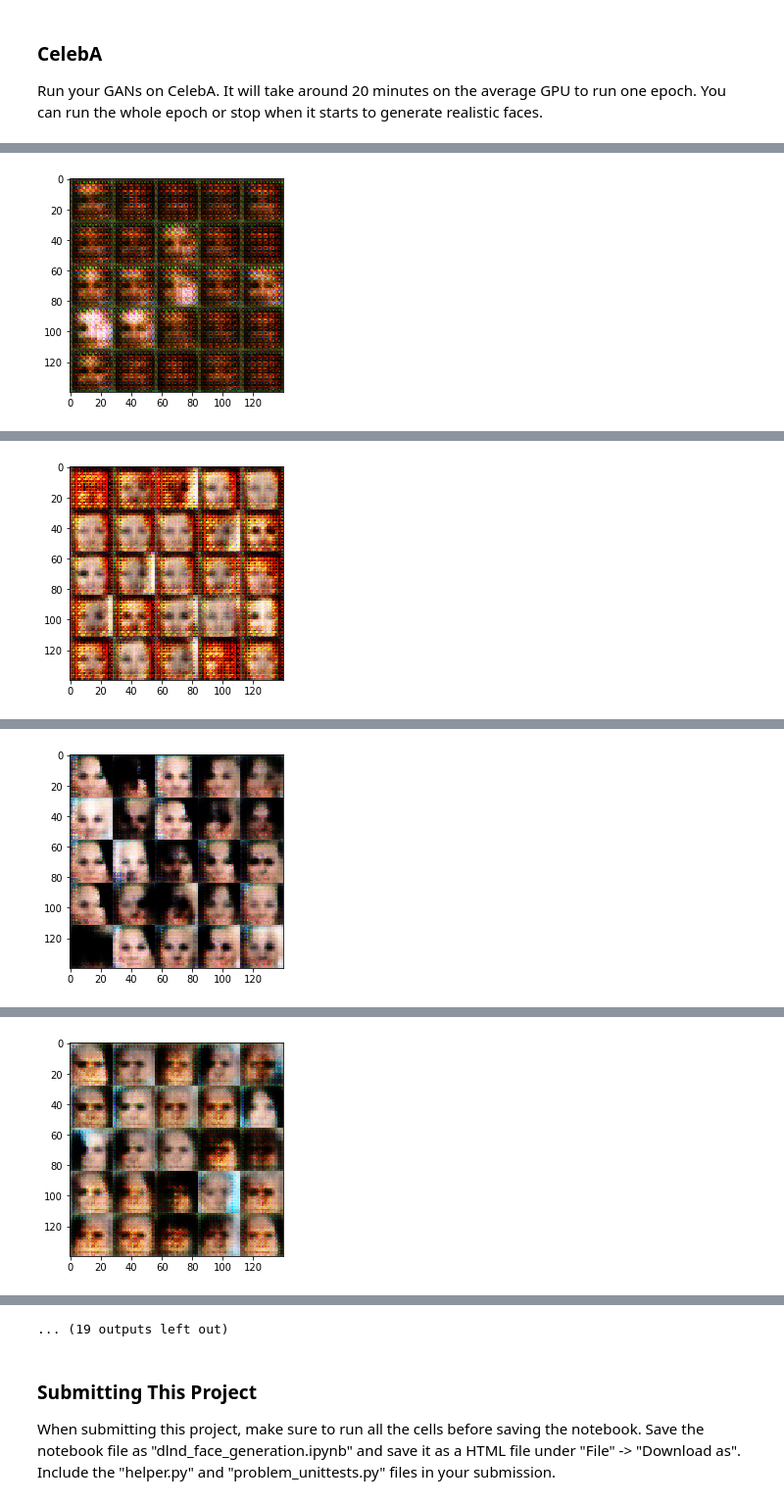
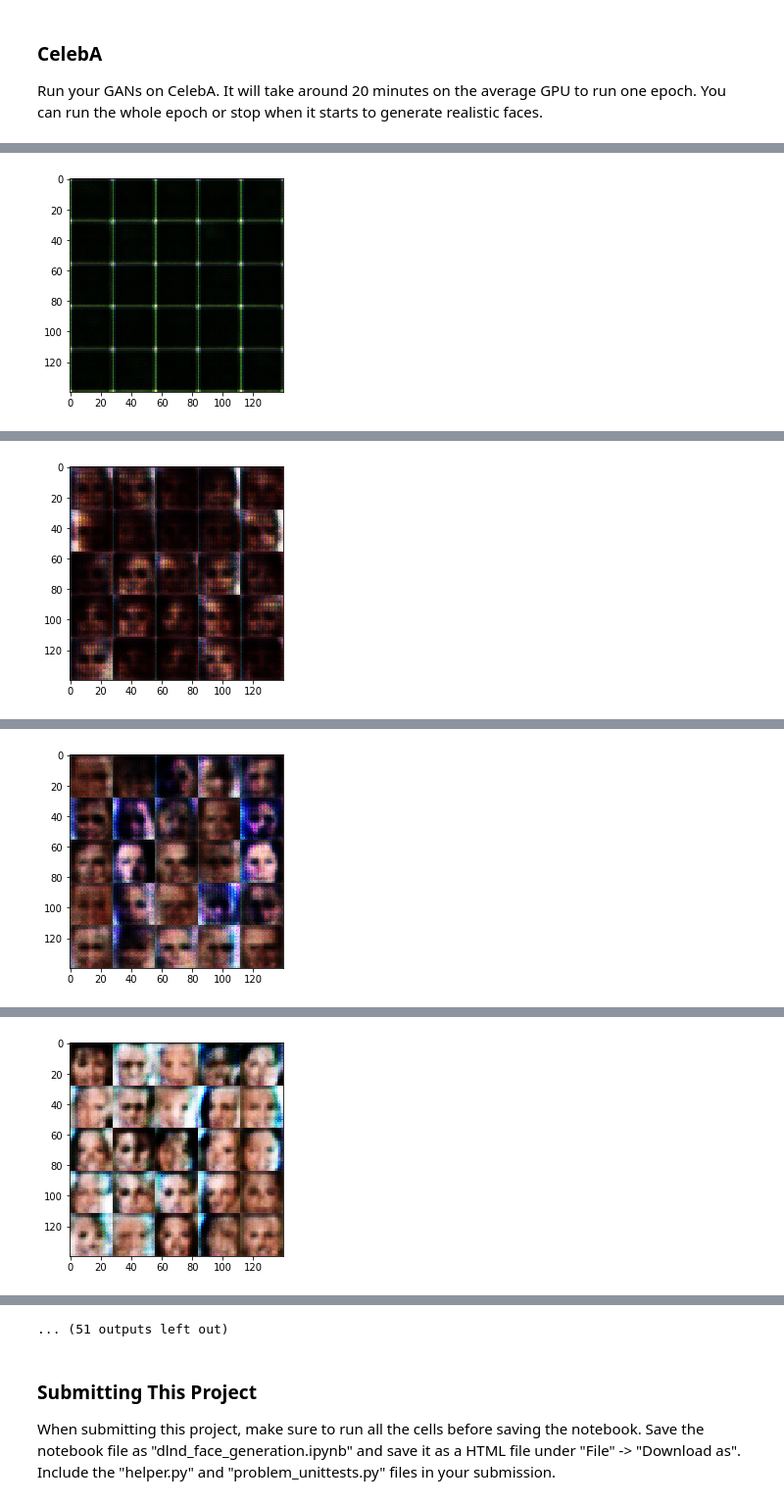
Before and after one commit to oliverabreu/Deep_Learning_Course, a Jupyter notebook: face_generation/dlnd_face_generation.ipynb, the cells around one changed output, grey strips where cells are left out. Shown at 98% size. Cells and saved outputs as stored; diff of their text form; code cells hidden in the pictures.

```diff
--- a/face_generation/dlnd_face_generation.ipynb
+++ b/face_generation/dlnd_face_generation.ipynb
@@ -146,24 +146,24 @@ def discriminator(images, reuse=False):
     #Putting 4 instead of 3 convolutional layers seems to drive the generator loss lower than the discriminator loss more efficiently.
     alpha = 0.2
     with tf.variable_scope('discriminator', reuse=reuse):
-        x0 = tf.layers.conv2d(images, filters=32, kernel_size=5, strides=2, padding='same', kernel_initializer=tf.contrib.layers.xavier_initializer())
+        x0 = tf.layers.conv2d(images, filters=64, kernel_size=5, strides=2, padding='same', kernel_initializer=tf.contrib.layers.xavier_initializer())
         x0 = tf.maximum(alpha * x0, x0)
 
-        x1 = tf.layers.conv2d(x0, filters=64, kernel_size=5, strides=2, padding='same', kernel_initializer=tf.contrib.layers.xavier_initializer())
+        x1 = tf.layers.conv2d(x0, filters=128, kernel_size=5, strides=2, padding='same', kernel_initializer=tf.contrib.layers.xavier_initializer())
         x1 = tf.maximum(alpha * x1, x1)
         x1 = tf.nn.dropout(x1, keep_prob=0.7)
 
-        x2 = tf.layers.conv2d(x1, filters=128, kernel_size=5, strides=2, padding='same', kernel_initializer=tf.contrib.layers.xavier_initializer())
+        x2 = tf.layers.conv2d(x1, filters=256, kernel_size=5, strides=2, padding='same', kernel_initializer=tf.contrib.layers.xavier_initializer())
         x2 = tf.layers.batch_normalization(x2, training=True)
         x2 = tf.maximum(alpha * x2, x2)
         x2 = tf.nn.dropout(x2, keep_prob=0.7)
 
-        x3 = tf.layers.conv2d(x2, filters=256, kernel_size=5, strides=2, padding='same', kernel_initializer=tf.contrib.layers.xavier_initializer())
+        x3 = tf.layers.conv2d(x2, filters=512, kernel_size=5, strides=2, padding='same', kernel_initializer=tf.contrib.layers.xavier_initializer())
         x3 = tf.layers.batch_normalization(x3, training=True)
         x3 = tf.maximum(alpha * x3, x3)
         x3 = tf.nn.dropout(x3, keep_prob=0.7)
 
-        flat = tf.reshape(x3, (-1, 4*4*256))
+        flat = tf.reshape(x3, (-1, 4*4*512))
         logits = tf.layers.dense(flat, 1)
         output = tf.sigmoid(logits)
 
@@ -191,25 +191,25 @@ def generator(z, out_channel_dim, is_train=True):
     # TODO: Implement Function
     alpha = 0.2
     with tf.variable_scope('generator', reuse=not is_train):
-        x0 = tf.layers.dense(z, 4*4*512)
+        x0 = tf.layers.dense(z, 7*7*512)
 
-        x0 = tf.reshape(x0, (-1, 4, 4, 512))
+        x0 = tf.reshape(x0, (-1, 7, 7, 512))
         x0 = tf.layers.batch_normalization(x0, training=is_train)
         x0 = tf.maximum(alpha * x0, x0)
 
-        x1 = tf.layers.conv2d_transpose(x0, filters=128, kernel_size=4, strides=1, padding='valid')
+        x1 = tf.layers.conv2d_transpose(x0, filters=256, kernel_size=5, strides=2, padding='same')
         x1 = tf.layers.batch_normalization(x1, training=is_train)
         x1 = tf.maximum(alpha * x1, x1)
 
-        x2 = tf.layers.conv2d_transpose(x1, filters=64, kernel_size=5, strides=2, padding='same')
+        x2 = tf.layers.conv2d_transpose(x1, filters=128, kernel_size=5, strides=2, padding='same')
         x2 = tf.layers.batch_normalization(x2, training=is_train)
         x2 = tf.maximum(alpha * x2, x2)
 
-        x3 = tf.layers.conv2d_transpose(x2, filters=32, kernel_size=5, strides=2, padding='same')
+        x3 = tf.layers.conv2d_transpose(x2, filters=64, kernel_size=5, strides=1, padding='same')
         x3 = tf.layers.batch_normalization(x3, training=is_train)
         x3 = tf.maximum(alpha * x3, x3)
 
-        logits = tf.layers.conv2d_transpose(x3, filters=out_channel_dim, kernel_size=3, strides=1, padding='same')
+        logits = tf.layers.conv2d_transpose(x3, filters=out_channel_dim, kernel_size=5, strides=1, padding='same')
 
         output = tf.tanh(logits)
 
@@ -369,7 +369,7 @@ def train(epoch_count, batch_size, z_dim, learning_rate, beta1, get_batches, dat
 
                     print("Epoch {}/{} -- ".format(epoch_i+1, epoch_count),
                           "Discriminator Loss: {:.4f} -- ".format(train_loss_d),
-                          "Generator Loss: {:.4f} -- ".format(train_loss_g))
+                          "Generator Loss: {:.4f}".format(train_loss_g))
 
                 #Print image
                 if steps % 100 == 0:
@@ -465,10 +465,10 @@ Epoch 2/2 --  Discriminator Loss: 1.3636 --  Generator Loss: 0.5431 --
 ### CelebA
 Run your GANs on CelebA.  It will take around 20 minutes on the average GPU to run one epoch.  You can run the whole epoch or stop when it starts to generate realistic faces.
 # %%
-batch_size = 128
+batch_size = 64
 z_dim = 100
-learning_rate = 0.001
-beta1 = 0.3
+learning_rate = 0.0002
+beta1 = 0.4
 
 
 """
@@ -494 +494 @@ Epoch 1/1 --  Discriminator Loss: 0.9345 --  Generator Loss: 1.0659 --
-[figure, old version]
+[figure, new version]
@@ -505 +505 @@ Epoch 1/1 --  Discriminator Loss: 1.5610 --  Generator Loss: 1.6063 --
-[figure, old version]
+[figure, new version]
@@ -516 +516 @@ Epoch 1/1 --  Discriminator Loss: 1.3963 --  Generator Loss: 0.8845 --
-[figure, old version]
+[figure, new version]
@@ -527 +527 @@ Epoch 1/1 --  Discriminator Loss: 1.9377 --  Generator Loss: 1.7909 --
-[figure, old version]
+[figure, new version]
@@ -550,4 +550,4 @@ Epoch 1/1 --  Discriminator Loss: 1.3046 --  Generator Loss: 0.9837 --
-... (19 outputs left out)
+... (51 outputs left out)
 # %% [markdown]
 ### Submitting This Project
 When submitting this project, make sure to run all the cells before saving the notebook. Save the notebook file as "dlnd_face_generation.ipynb" and save it as a HTML file under "File" -> "Download as". Include the "helper.py" and "problem_unittests.py" files in your submission.
```
Also changed, not shown: parts of 2 cells of this notebook, 1 other file.
